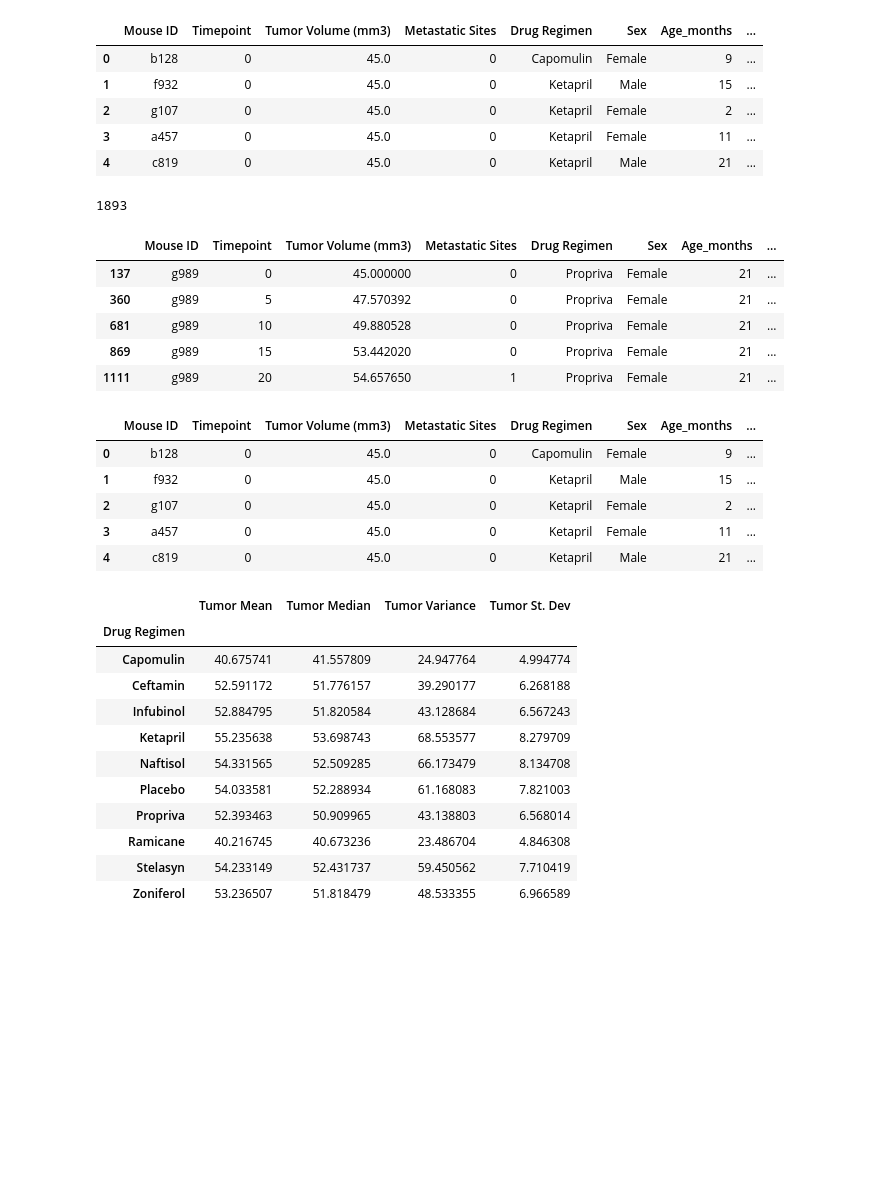
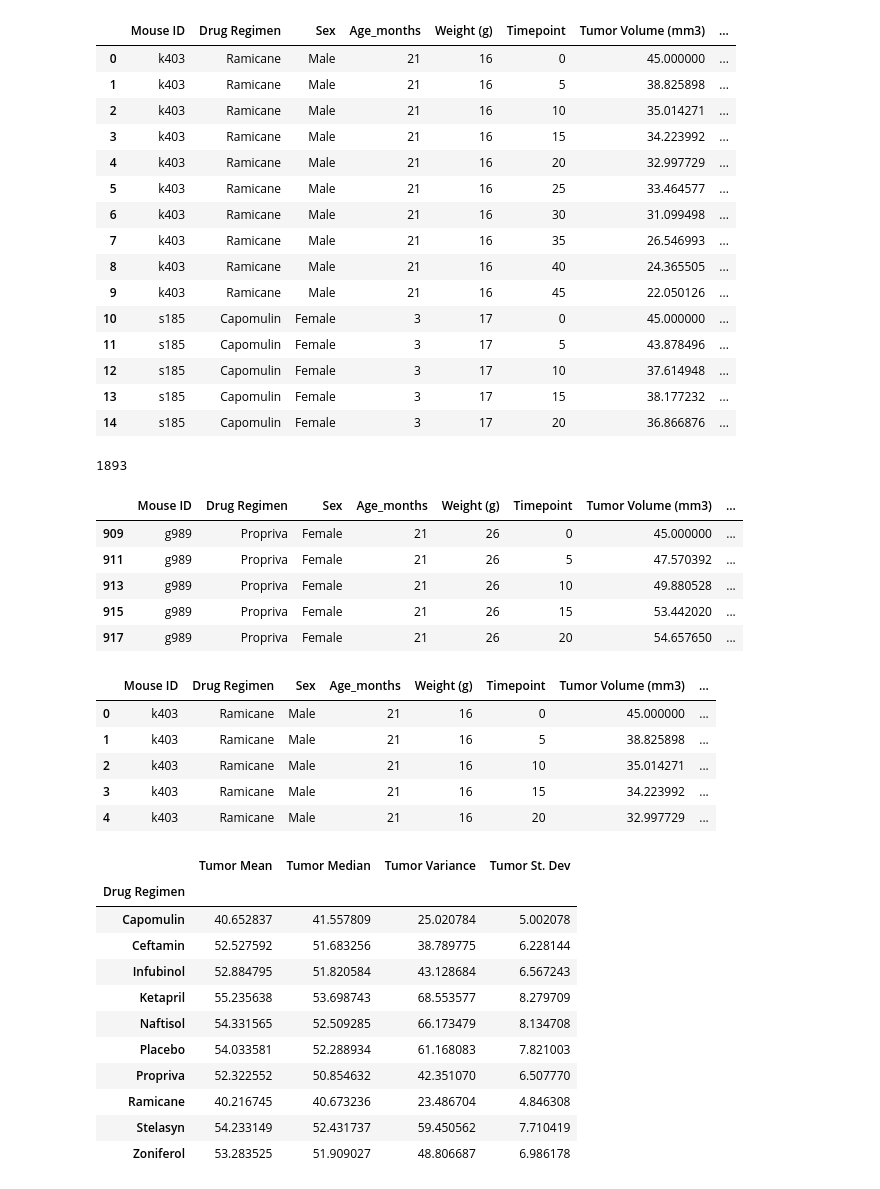
Before and after one commit to ccromperla/matplotlib_challenge, a Jupyter notebook: Pymaceuticals/Pymaceuticals.ipynb, the cells around one changed output. Saved outputs shown, nothing was run; the diff lists cells and outputs as text; code cells hidden in the pictures; blank space fills up the shorter version.

```diff
--- a/Pymaceuticals/Pymaceuticals.ipynb
+++ b/Pymaceuticals/Pymaceuticals.ipynb
@@ -1,29 +1,39 @@
 # %%
 # Dependencies and Setup
 import matplotlib.pyplot as plt
 import pandas as pd
 import scipy.stats as st
 
 # Study data files
 mouse_metadata_path = "data/Mouse_metadata.csv"
 study_results_path = "data/Study_results.csv"
 
 # Read the mouse data and the study results
 mouse_metadata = pd.read_csv(mouse_metadata_path)
 study_results = pd.read_csv(study_results_path)
 
 #Combining data into a single dataset
-combined_df= pd.merge(study_results, mouse_metadata, how="left")
+combined_df= pd.merge(mouse_metadata, study_results, how="left")
 
 #Data preview
-combined_df.head()
+combined_df.head(15)
 # %% [output]
-|  | Mouse ID | Timepoint | Tumor Volume (mm3) | Metastatic Sites | Drug Regimen | Sex | Age_months | ... |
-| 0 | b128 | 0 | 45.0 | 0 | Capomulin | Female | 9 | ... |
-| 1 | f932 | 0 | 45.0 | 0 | Ketapril | Male | 15 | ... |
-| 2 | g107 | 0 | 45.0 | 0 | Ketapril | Female | 2 | ... |
-| 3 | a457 | 0 | 45.0 | 0 | Ketapril | Female | 11 | ... |
-| 4 | c819 | 0 | 45.0 | 0 | Ketapril | Male | 21 | ... |
+|  | Mouse ID | Drug Regimen | Sex | Age_months | Weight (g) | Timepoint | Tumor Volume (mm3) | ... |
+| 0 | k403 | Ramicane | Male | 21 | 16 | 0 | 45.000000 | ... |
+| 1 | k403 | Ramicane | Male | 21 | 16 | 5 | 38.825898 | ... |
+| 2 | k403 | Ramicane | Male | 21 | 16 | 10 | 35.014271 | ... |
+| 3 | k403 | Ramicane | Male | 21 | 16 | 15 | 34.223992 | ... |
+| 4 | k403 | Ramicane | Male | 21 | 16 | 20 | 32.997729 | ... |
+| 5 | k403 | Ramicane | Male | 21 | 16 | 25 | 33.464577 | ... |
+| 6 | k403 | Ramicane | Male | 21 | 16 | 30 | 31.099498 | ... |
+| 7 | k403 | Ramicane | Male | 21 | 16 | 35 | 26.546993 | ... |
+| 8 | k403 | Ramicane | Male | 21 | 16 | 40 | 24.365505 | ... |
+| 9 | k403 | Ramicane | Male | 21 | 16 | 45 | 22.050126 | ... |
+| 10 | s185 | Capomulin | Female | 3 | 17 | 0 | 45.000000 | ... |
+| 11 | s185 | Capomulin | Female | 3 | 17 | 5 | 43.878496 | ... |
+| 12 | s185 | Capomulin | Female | 3 | 17 | 10 | 37.614948 | ... |
+| 13 | s185 | Capomulin | Female | 3 | 17 | 15 | 38.177232 | ... |
+| 14 | s185 | Capomulin | Female | 3 | 17 | 20 | 36.866876 | ... |
 # %%
 #Checking the number of mice
 combined_df["Mouse ID"].count()
@@ -31,15 +41,17 @@ combined_df["Mouse ID"].count()
 1893
 # %%
 # Getting the duplicate mice by ID number that shows up for Mouse ID and Timepoint.
+
 duplicate = combined_df.loc[combined_df.duplicated(['Mouse ID', "Timepoint"])]
+
 duplicate
 # %% [output]
-|  | Mouse ID | Timepoint | Tumor Volume (mm3) | Metastatic Sites | Drug Regimen | Sex | Age_months | ... |
-| 137 | g989 | 0 | 45.000000 | 0 | Propriva | Female | 21 | ... |
-| 360 | g989 | 5 | 47.570392 | 0 | Propriva | Female | 21 | ... |
-| 681 | g989 | 10 | 49.880528 | 0 | Propriva | Female | 21 | ... |
-| 869 | g989 | 15 | 53.442020 | 0 | Propriva | Female | 21 | ... |
-| 1111 | g989 | 20 | 54.657650 | 1 | Propriva | Female | 21 | ... |
+|  | Mouse ID | Drug Regimen | Sex | Age_months | Weight (g) | Timepoint | Tumor Volume (mm3) | ... |
+| 909 | g989 | Propriva | Female | 21 | 26 | 0 | 45.000000 | ... |
+| 911 | g989 | Propriva | Female | 21 | 26 | 5 | 47.570392 | ... |
+| 913 | g989 | Propriva | Female | 21 | 26 | 10 | 49.880528 | ... |
+| 915 | g989 | Propriva | Female | 21 | 26 | 15 | 53.442020 | ... |
+| 917 | g989 | Propriva | Female | 21 | 26 | 20 | 54.657650 | ... |
 # %%
 # Create a clean DataFrame by dropping the duplicate mouse by its ID.
 
@@ -47,12 +59,12 @@ combined_df.drop([137, 360,681,869,1111], axis = 0, inplace = True)
 # %%
 combined_df.head()
 # %% [output]
-|  | Mouse ID | Timepoint | Tumor Volume (mm3) | Metastatic Sites | Drug Regimen | Sex | Age_months | ... |
-| 0 | b128 | 0 | 45.0 | 0 | Capomulin | Female | 9 | ... |
-| 1 | f932 | 0 | 45.0 | 0 | Ketapril | Male | 15 | ... |
-| 2 | g107 | 0 | 45.0 | 0 | Ketapril | Female | 2 | ... |
-| 3 | a457 | 0 | 45.0 | 0 | Ketapril | Female | 11 | ... |
-| 4 | c819 | 0 | 45.0 | 0 | Ketapril | Male | 21 | ... |
+|  | Mouse ID | Drug Regimen | Sex | Age_months | Weight (g) | Timepoint | Tumor Volume (mm3) | ... |
+| 0 | k403 | Ramicane | Male | 21 | 16 | 0 | 45.000000 | ... |
+| 1 | k403 | Ramicane | Male | 21 | 16 | 5 | 38.825898 | ... |
+| 2 | k403 | Ramicane | Male | 21 | 16 | 10 | 35.014271 | ... |
+| 3 | k403 | Ramicane | Male | 21 | 16 | 15 | 34.223992 | ... |
+| 4 | k403 | Ramicane | Male | 21 | 16 | 20 | 32.997729 | ... |
 # %%
 # Use groupby and summary statistical methods to calculate the following properties of each drug regimen of the tumor volume.
 
@@ -72,16 +84,16 @@ sum_stats_df
 # %% [output]
 |  | Tumor Mean | Tumor Median | Tumor Variance | Tumor St. Dev |
 | Drug Regimen |  |  |  |  |
-| Capomulin | 40.675741 | 41.557809 | 24.947764 | 4.994774 |
-| Ceftamin | 52.591172 | 51.776157 | 39.290177 | 6.268188 |
+| Capomulin | 40.652837 | 41.557809 | 25.020784 | 5.002078 |
+| Ceftamin | 52.527592 | 51.683256 | 38.789775 | 6.228144 |
 | Infubinol | 52.884795 | 51.820584 | 43.128684 | 6.567243 |
 | Ketapril | 55.235638 | 53.698743 | 68.553577 | 8.279709 |
 | Naftisol | 54.331565 | 52.509285 | 66.173479 | 8.134708 |
 | Placebo | 54.033581 | 52.288934 | 61.168083 | 7.821003 |
-| Propriva | 52.393463 | 50.909965 | 43.138803 | 6.568014 |
+| Propriva | 52.322552 | 50.854632 | 42.351070 | 6.507770 |
 | Ramicane | 40.216745 | 40.673236 | 23.486704 | 4.846308 |
 | Stelasyn | 54.233149 | 52.431737 | 59.450562 | 7.710419 |
-| Zoniferol | 53.236507 | 51.818479 | 48.533355 | 6.966589 |
+| Zoniferol | 53.283525 | 51.909027 | 48.806687 | 6.986178 |
 # %%
 # Using the aggregation method, produce the same summary statistics in a single line
 
```
Also changed, not shown: parts of 6 cells of this notebook, 1 other file.
